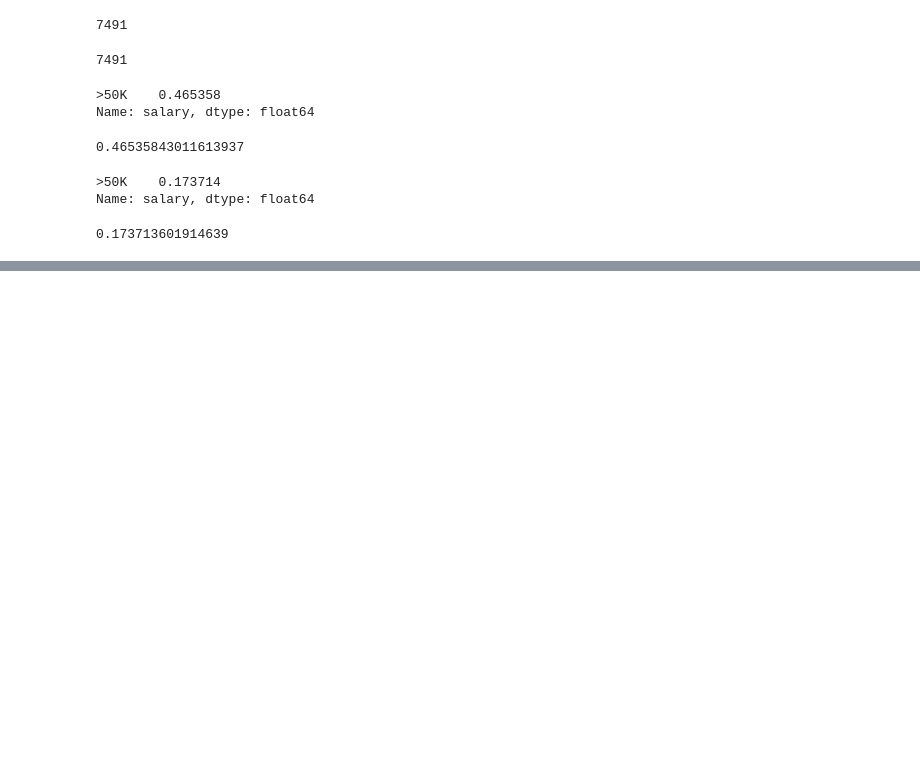
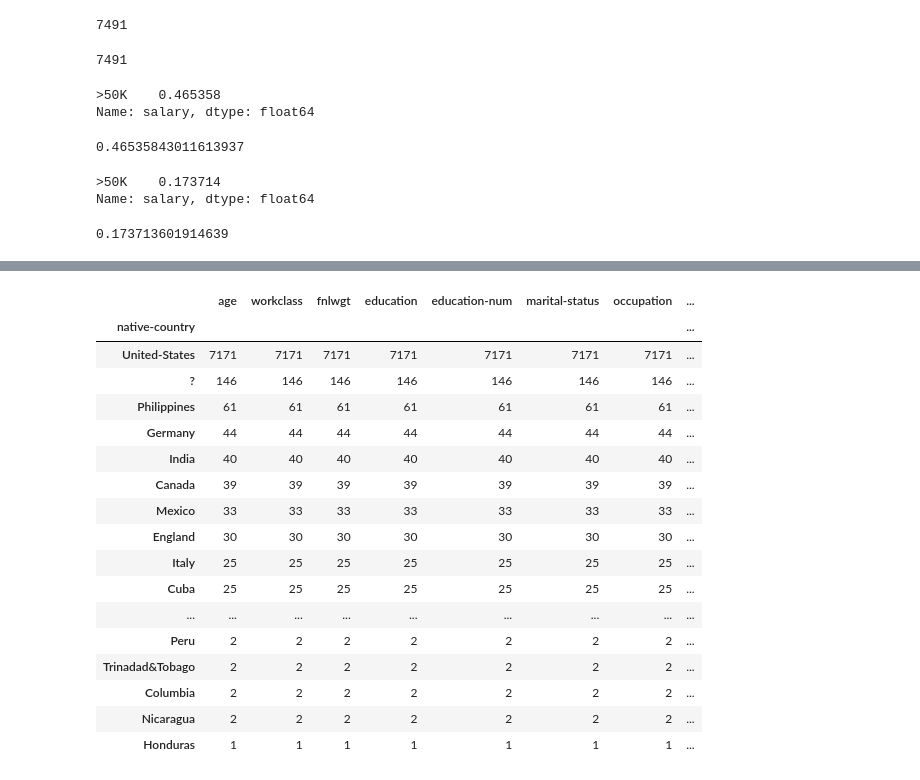
Before and after one commit to Braxion06/FreeCodeCamp---Data-Analysis-Projects, a Jupyter notebook: ad_hoc_testing.ipynb, the cells around one changed output, grey strips where cells are left out. Drawn from its saved outputs; the diff is of its cells as text; code cells hidden in the pictures; blank space fills up the shorter version.

```diff
--- a/ad_hoc_testing.ipynb
+++ b/ad_hoc_testing.ipynb
@@ -124,0 +151,21 @@ dtype: int64
+# %%
+df.loc[df['salary'] == '>50K'].groupby(['native-country']).count().sort_values('salary', ascending=False)
+# %% [output]
+|  | age | workclass | fnlwgt | education | education-num | marital-status | occupation | ... |
+| native-country |  |  |  |  |  |  |  | ... |
+| United-States | 7171 | 7171 | 7171 | 7171 | 7171 | 7171 | 7171 | ... |
+| ? | 146 | 146 | 146 | 146 | 146 | 146 | 146 | ... |
+| Philippines | 61 | 61 | 61 | 61 | 61 | 61 | 61 | ... |
+| Germany | 44 | 44 | 44 | 44 | 44 | 44 | 44 | ... |
+| India | 40 | 40 | 40 | 40 | 40 | 40 | 40 | ... |
+| Canada | 39 | 39 | 39 | 39 | 39 | 39 | 39 | ... |
+| Mexico | 33 | 33 | 33 | 33 | 33 | 33 | 33 | ... |
+| England | 30 | 30 | 30 | 30 | 30 | 30 | 30 | ... |
+| Italy | 25 | 25 | 25 | 25 | 25 | 25 | 25 | ... |
+| Cuba | 25 | 25 | 25 | 25 | 25 | 25 | 25 | ... |
+| ... | ... | ... | ... | ... | ... | ... | ... | ... |
+| Peru | 2 | 2 | 2 | 2 | 2 | 2 | 2 | ... |
+| Trinadad&Tobago | 2 | 2 | 2 | 2 | 2 | 2 | 2 | ... |
+| Columbia | 2 | 2 | 2 | 2 | 2 | 2 | 2 | ... |
+| Nicaragua | 2 | 2 | 2 | 2 | 2 | 2 | 2 | ... |
+| Honduras | 1 | 1 | 1 | 1 | 1 | 1 | 1 | ... |
```
Also changed, not shown: parts of 16 cells of this notebook, 1 other file.
